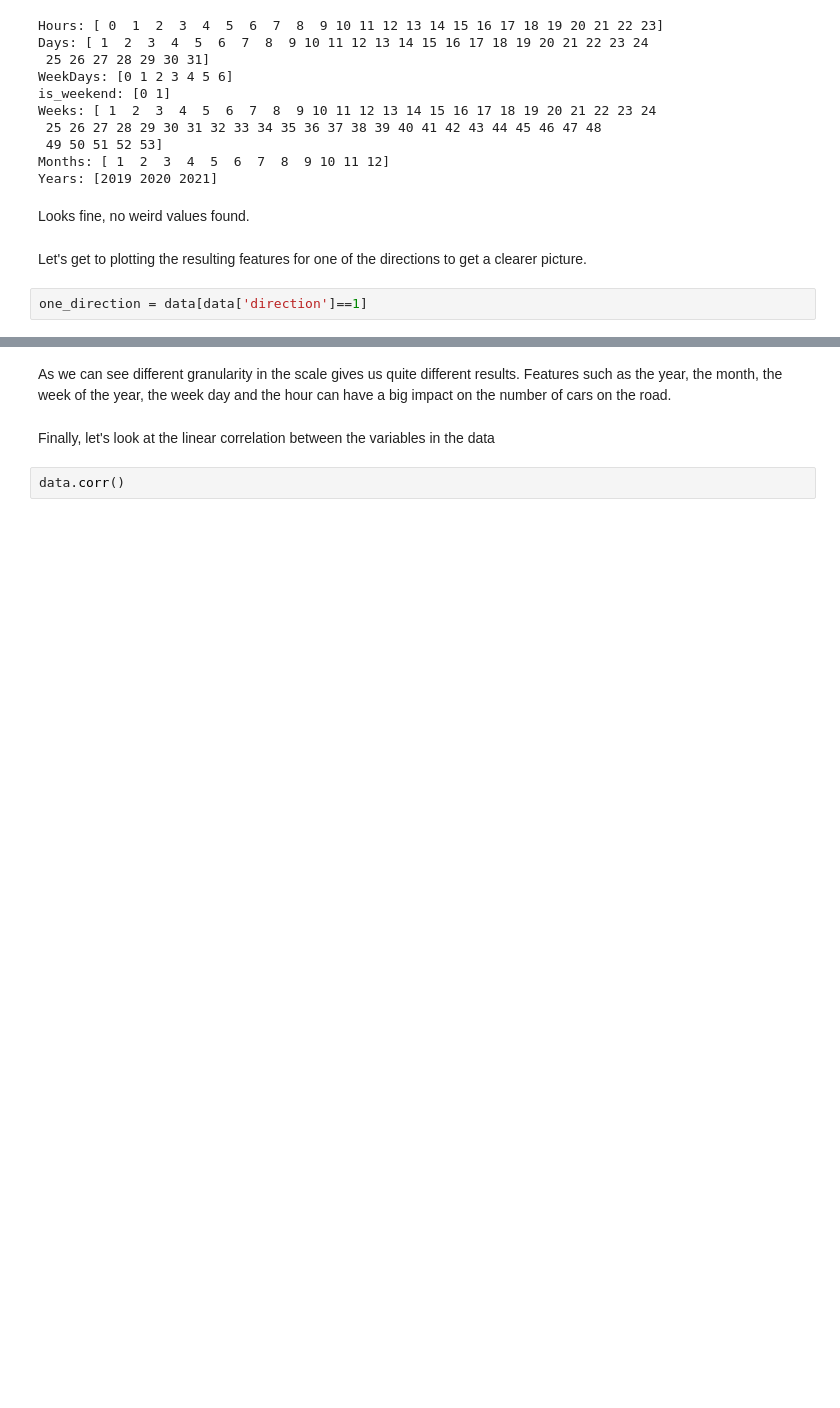
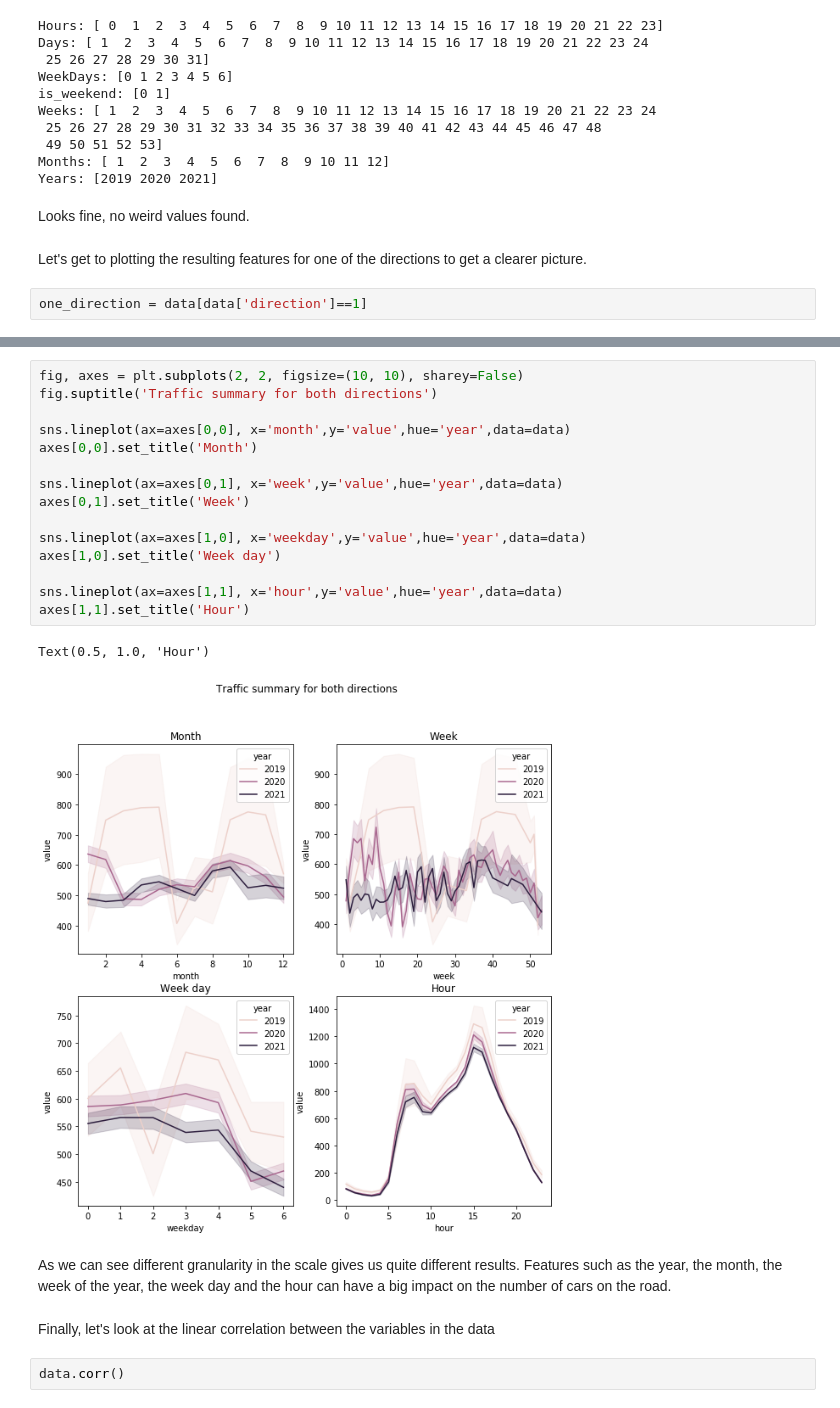
Before and after one commit to albertonietos/helsinki-traffic-prediction, a Jupyter notebook: model-building/ML_traffic_monitoring.ipynb, the cells around one changed output, grey strips where cells are left out. Saved outputs shown, nothing was run; the diff lists cells and outputs as text; blank space fills up the shorter version.

```diff
--- a/model-building/ML_traffic_monitoring.ipynb
+++ b/model-building/ML_traffic_monitoring.ipynb
@@ -160,3 +149,21 @@ Text(0.5, 1.0, 'Hour')
+# %%
+fig, axes = plt.subplots(2, 2, figsize=(10, 10), sharey=False)
+fig.suptitle('Traffic summary for both directions')
+
+sns.lineplot(ax=axes[0,0], x='month',y='value',hue='year',data=data)
+axes[0,0].set_title('Month')
+
+sns.lineplot(ax=axes[0,1], x='week',y='value',hue='year',data=data)
+axes[0,1].set_title('Week')
+
+sns.lineplot(ax=axes[1,0], x='weekday',y='value',hue='year',data=data)
+axes[1,0].set_title('Week day')
+
+sns.lineplot(ax=axes[1,1], x='hour',y='value',hue='year',data=data)
+axes[1,1].set_title('Hour')
+# %% [output]
+Text(0.5, 1.0, 'Hour')
+[figure, added]
 # %% [markdown]
 As we can see different granularity in the scale gives us quite different results. Features such as the year, the month, the week of the year, the week day and the hour can have a big impact on the number of cars on the road.
 # %% [markdown]
```
Also changed, not shown: parts of 9 cells of this notebook.
